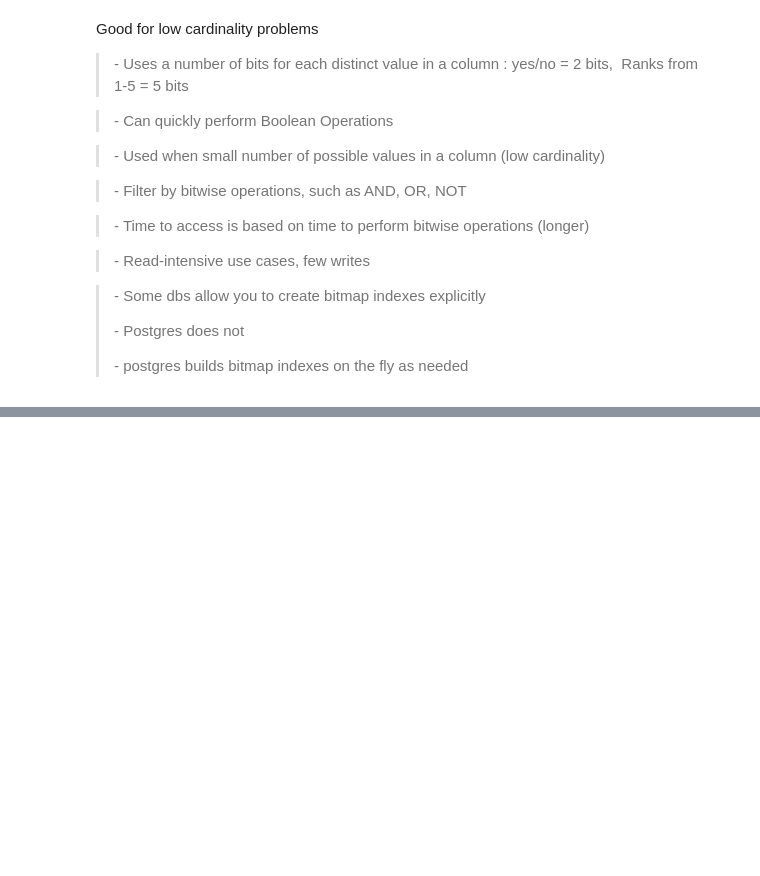
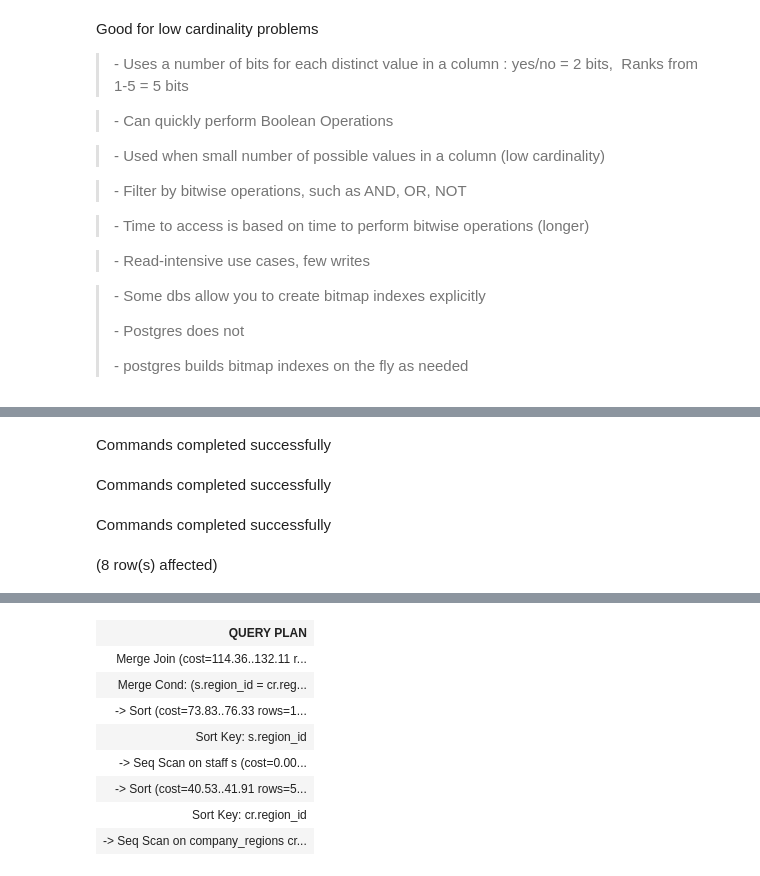
Before and after one commit to FreshOats/AdventureWorks, a Jupyter notebook: Optimization/Notes.ipynb, the cells around one changed output, grey strips where cells are left out. Drawn from its saved outputs; the diff is of its cells as text; code cells hidden in the pictures; blank space fills up the shorter version.

```diff
--- a/Optimization/Notes.ipynb
+++ b/Optimization/Notes.ipynb
@@ -354,0 +667,18 @@ Good for low cardinality problems
+# %%
+SET enable_nestloop = false;
+SET enable_hashjoin = false;
+SET enable_mergejoin = true;
+
+EXPLAIN
+SELECT  s.id,
+        s.last_name,
+        s.job_title,
+        cr.country
+FROM    staff s
+        INNER JOIN
+        company_regions cr ON s.region_id = cr.region_id
+# %% [output]
+Commands completed successfully
+Commands completed successfully
+Commands completed successfully
+(8 row(s) affected)
@@ -354,0 +686,9 @@ Good for low cardinality problems
+| QUERY PLAN |
+| Merge Join (cost=114.36..132.11 r... |
+| Merge Cond: (s.region_id = cr.reg... |
+| -> Sort (cost=73.83..76.33 rows=1... |
+| Sort Key: s.region_id |
+| -> Seq Scan on staff s (cost=0.00... |
+| -> Sort (cost=40.53..41.91 rows=5... |
+| Sort Key: cr.region_id |
+| -> Seq Scan on company_regions cr... |
```
Also changed, not shown: parts of 23 cells of this notebook.
